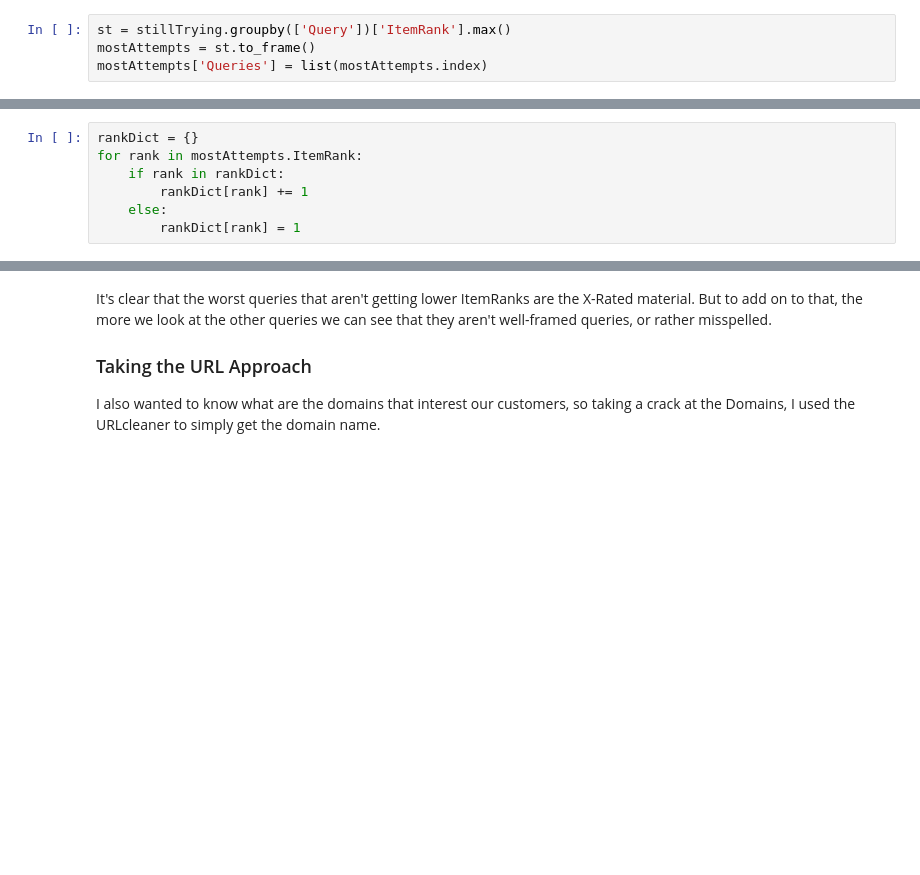
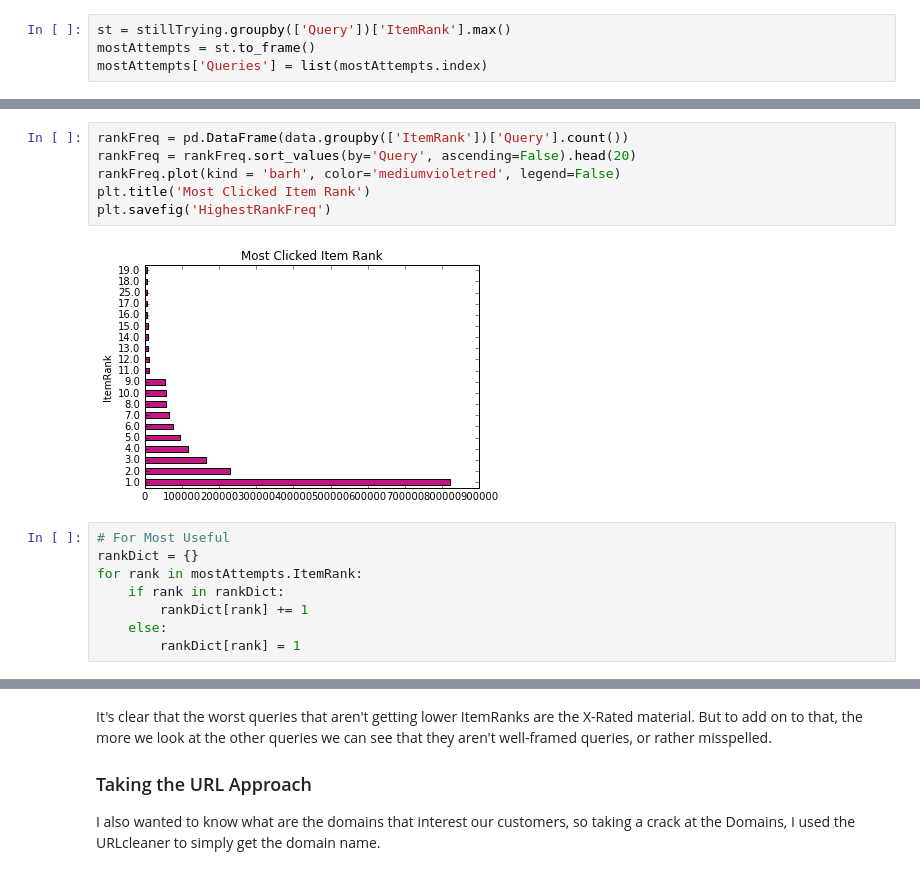
Before and after one commit to RohitJacob/AOL-Exploratory-Analysis, a Jupyter notebook: Promotional Analysis.ipynb, the cells around one changed output, grey strips where cells are left out. Cells and saved outputs as stored; diff of their text form; blank space fills up the shorter version.

```diff
--- a/Promotional Analysis.ipynb
+++ b/Promotional Analysis.ipynb
@@ -178,4 +188,13 @@ mostAttempts.head(10)
+# %%
+rankFreq = pd.DataFrame(data.groupby(['ItemRank'])['Query'].count())
+rankFreq = rankFreq.sort_values(by='Query', ascending=False).head(20)
+rankFreq.plot(kind = 'barh', color='mediumvioletred', legend=False)
+plt.title('Most Clicked Item Rank')
+plt.savefig('HighestRankFreq')
+# %% [output]
+[figure, added]
 # %%
+# For Most Useful
 rankDict = {}
 for rank in mostAttempts.ItemRank:
     if rank in rankDict:
```
Also changed, not shown: parts of 16 cells of this notebook, 8 other files.
